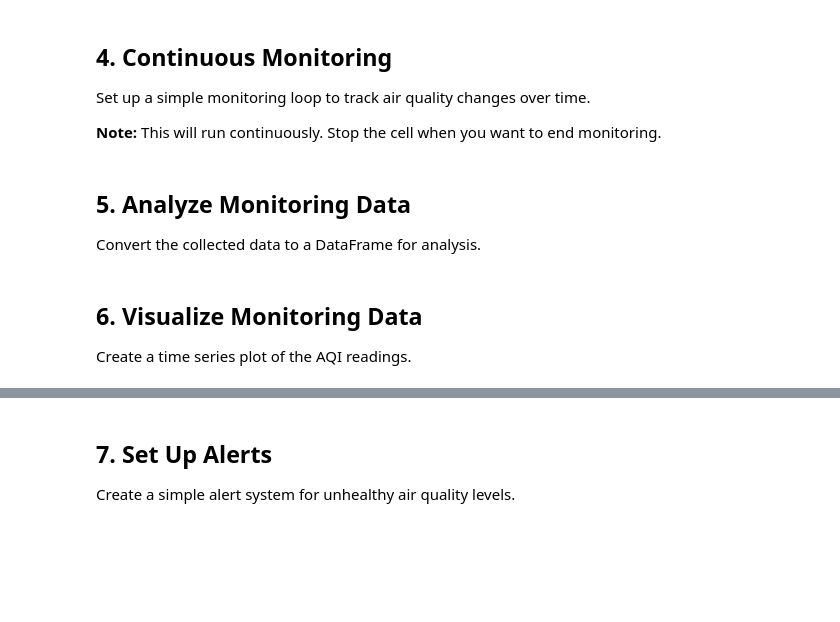
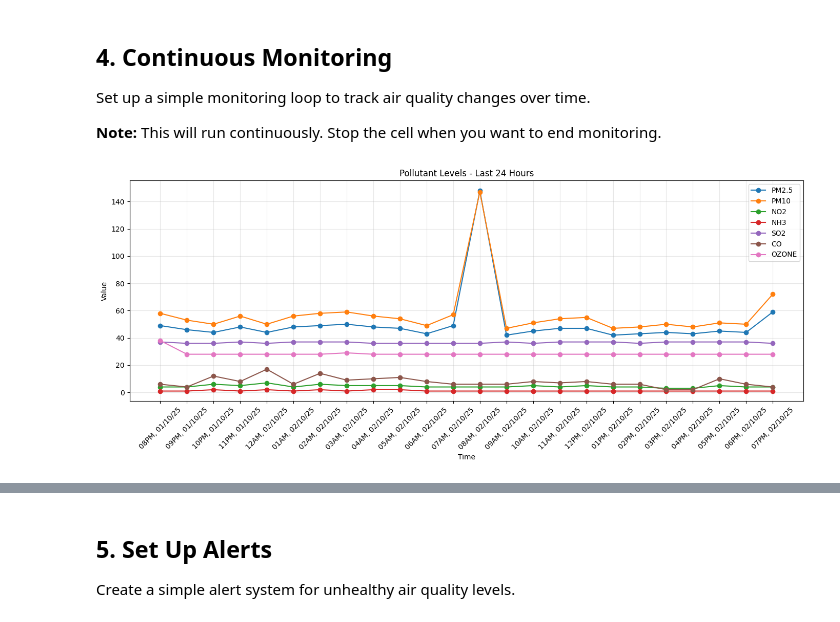
Before and after one commit to saketkc/vayuayan, a Jupyter notebook: notebooks/03_live_monitoring.ipynb, the cells around one changed output, grey strips where cells are left out. Cells and saved outputs as stored; diff of their text form; code cells hidden in the pictures; blank space fills up the shorter version.

```diff
--- a/notebooks/03_live_monitoring.ipynb
+++ b/notebooks/03_live_monitoring.ipynb
@@ -28,10 +34,9 @@ Find the closest air quality monitoring station to your location.
 # Find nearest station
 nearest_station = client.get_nearest_station()
 print("Nearest Monitoring Station:")
-print(json.dumps(nearest_station, indent=2))
 
 # Extract station ID for future use
-station_id = nearest_station.get('station_id')
-station_name = nearest_station.get('station_name', 'Unknown')
+station_id = nearest_station[0]
+station_name = nearest_station[1]
 print(f"\nMonitoring Station ID: {station_id}")
 print(f"Station Name: {station_name}")
@@ -60,0 +52,15 @@ if current_data:
+# %%
+# Get current AQI data
+aqi_data = client.get_live_aqi_data(station_id=station_id)
+
+if isinstance(aqi_data, Exception):
+    print(f"❌ {aqi_data}")
+print(f"Current Air Quality at {station_name}:")
+metrics = aqi_data.get('metrics', [])
+if metrics:
+    print("Pollutant   Avg   Min   Max   Period")
+    print("-" * 40)
+    for m in metrics:
+        print(f"{m['name']:<10} {m['avg']:<5} {m['min']:<5} {m['max']:<5} {m['avgDesc']}")
+else:
+    print("No data available, possibly due to station being offline.")
@@ -110,4 +83,0 @@ print(f"Monitoring complete. Collected {len(monitoring_data)} readings.")
-# %% [markdown]
-## 5. Analyze Monitoring Data
-
-Convert the collected data to a DataFrame for analysis.
@@ -133,4 +83,0 @@ else:
-# %% [markdown]
-## 6. Visualize Monitoring Data
-
-Create a time series plot of the AQI readings.
@@ -163,0 +84,49 @@ else:
+# %%
+import matplotlib.pyplot as plt
+
+# Analyze and plot time series for each pollutant in last_hours
+# Collect all pollutants' time series
+pollutant_names = []
+all_values = []
+all_dates = None
+
+for pollutant in aqi_data['last_hours']:
+    name = pollutant['name']
+    data = pollutant['data']
+    if not data:
+        continue
+
+    dates = [entry['date'] for entry in data]
+    values = [entry['val'] for entry in data]
+
+    # Convert dates to datetime
+    dates_dt = pd.to_datetime(dates)
+    pollutant_names.append(name)
+    all_values.append(values)
+    if all_dates is None:
+        all_dates = dates_dt
+
+# Format x-axis labels as "HourAM/PM, DD/MM/YY"
+x_labels = [dt.strftime('%I%p, %d/%m/%y').replace('AM', 'AM').replace('PM', 'PM') for dt in all_dates]
+
+plt.figure(figsize=(14, 6))
+for i, values in enumerate(all_values):
+    plt.plot(all_dates, values, marker='o', label=pollutant_names[i])
+
+plt.title(f"Pollutant Levels - Last {len(all_dates)} Hours")
+plt.xlabel("Time")
+plt.ylabel("Value")
+plt.xticks(all_dates, x_labels, rotation=45)
+plt.grid(True, alpha=0.3)
+plt.tight_layout()
+plt.legend()
+plt.show()
+
+# Show min, max, mean for each pollutant
+for i, values in enumerate(all_values):
+    print(f"\n{pollutant_names[i]} Analysis:")
+    print(f"  Min: {min(values)}")
+    print(f"  Max: {max(values)}")
+    print(f"  Mean: {sum(values)/len(values):.2f}")
+# %% [output]
+[figure, added]
@@ -164,5 +150,5 @@ else:
 # %% [markdown]
-## 7. Set Up Alerts
+## 5. Set Up Alerts
 
 Create a simple alert system for unhealthy air quality levels.
 # %%
```
Also changed, not shown: parts of 14 cells of this notebook, 4 other files.
